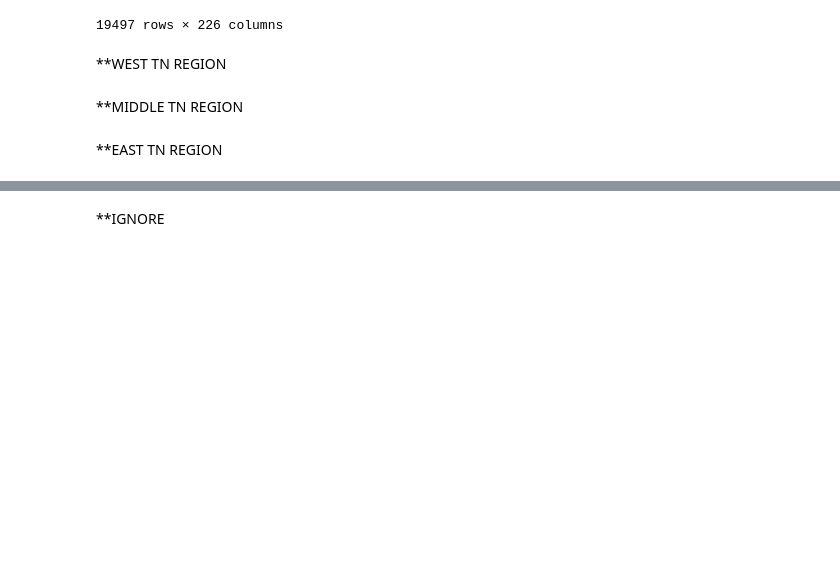
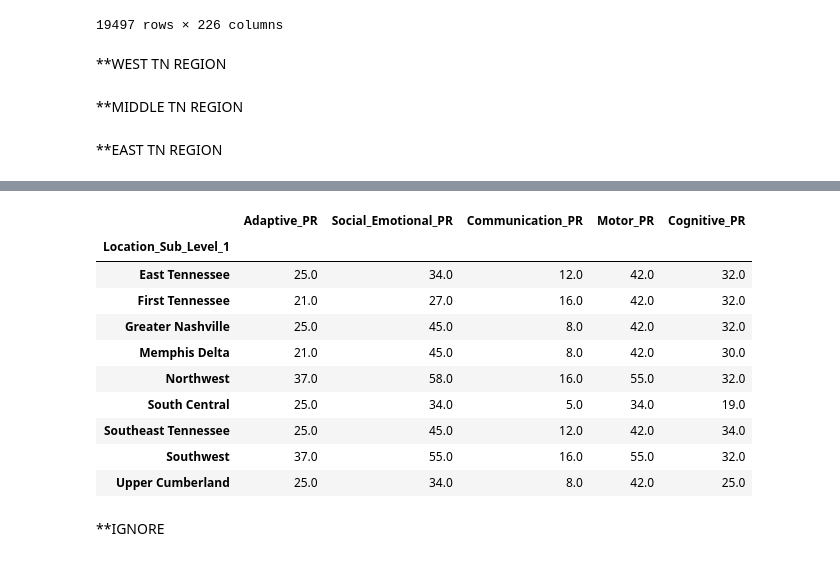
Before and after one commit to NSS-Data-Analytics-Cohort-10/teis-concat-dog, a Jupyter notebook: notebooks/TEIS-AH.ipynb, the cells around one changed output, grey strips where cells are left out. Drawn from its saved outputs; the diff is of its cells as text; code cells hidden in the pictures; blank space fills up the shorter version.

```diff
--- a/notebooks/TEIS-AH.ipynb
+++ b/notebooks/TEIS-AH.ipynb
@@ -261,3 +378,17 @@ dataset_clean.groupby('Region')[['Adaptive_Sum_of_Scaled_Scores','Social_Emotion
+# %%
+dataset_clean_eligibility.groupby('Location_Sub_Level_1')[percentile_columns].median()
+# %% [output]
+|  | Adaptive_PR | Social_Emotional_PR | Communication_PR | Motor_PR | Cognitive_PR |
+| Location_Sub_Level_1 |  |  |  |  |  |
+| East Tennessee | 25.0 | 34.0 | 12.0 | 42.0 | 32.0 |
+| First Tennessee | 21.0 | 27.0 | 16.0 | 42.0 | 32.0 |
+| Greater Nashville | 25.0 | 45.0 | 8.0 | 42.0 | 32.0 |
+| Memphis Delta | 21.0 | 45.0 | 8.0 | 42.0 | 30.0 |
+| Northwest | 37.0 | 58.0 | 16.0 | 55.0 | 32.0 |
+| South Central | 25.0 | 34.0 | 5.0 | 34.0 | 19.0 |
+| Southeast Tennessee | 25.0 | 45.0 | 12.0 | 42.0 | 34.0 |
+| Southwest | 37.0 | 55.0 | 16.0 | 55.0 | 32.0 |
+| Upper Cumberland | 25.0 | 34.0 | 8.0 | 42.0 | 25.0 |
 # %% [markdown]
 **IGNORE
 # %%
```
Also changed, not shown: parts of 23 cells of this notebook.
